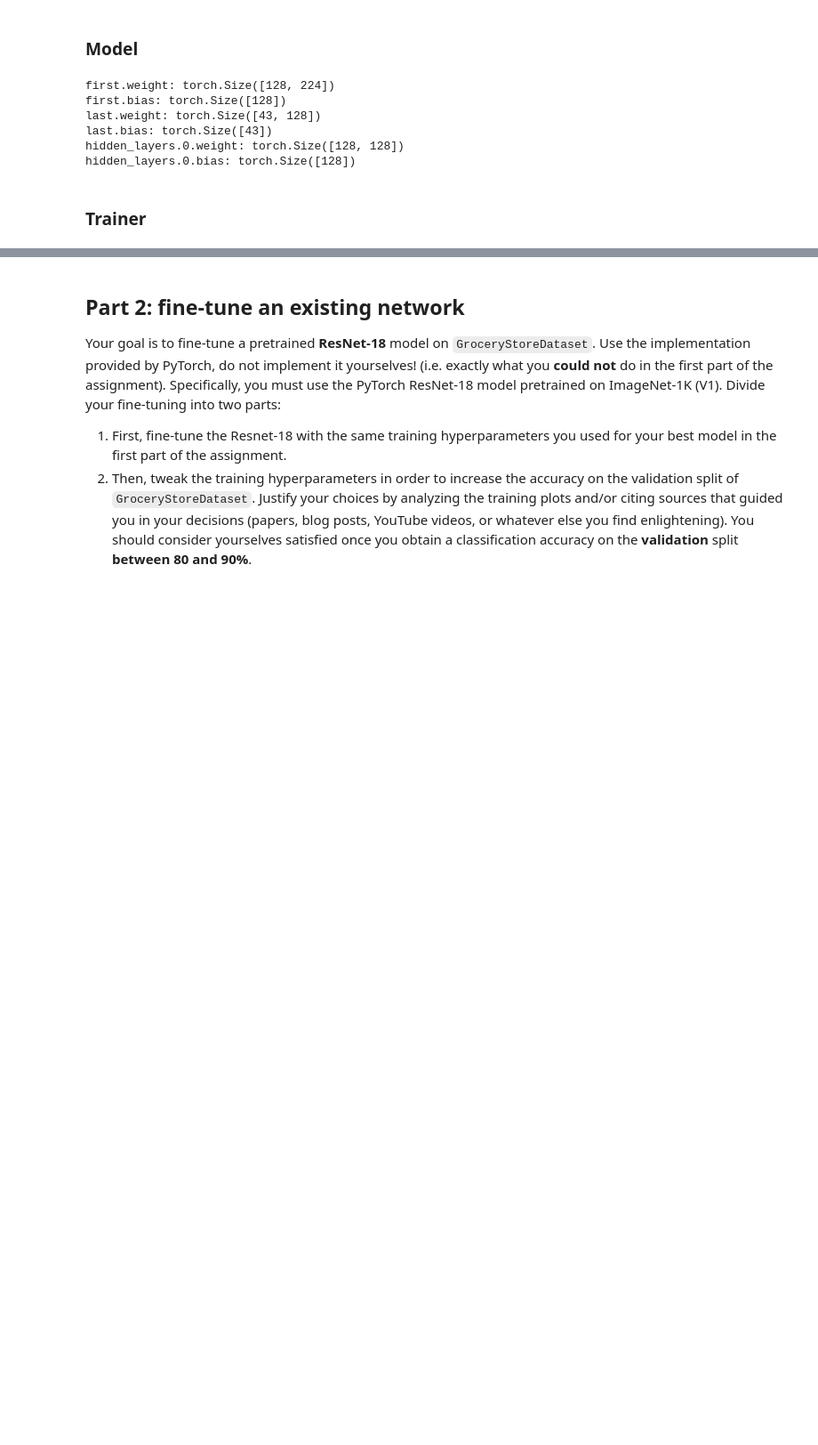
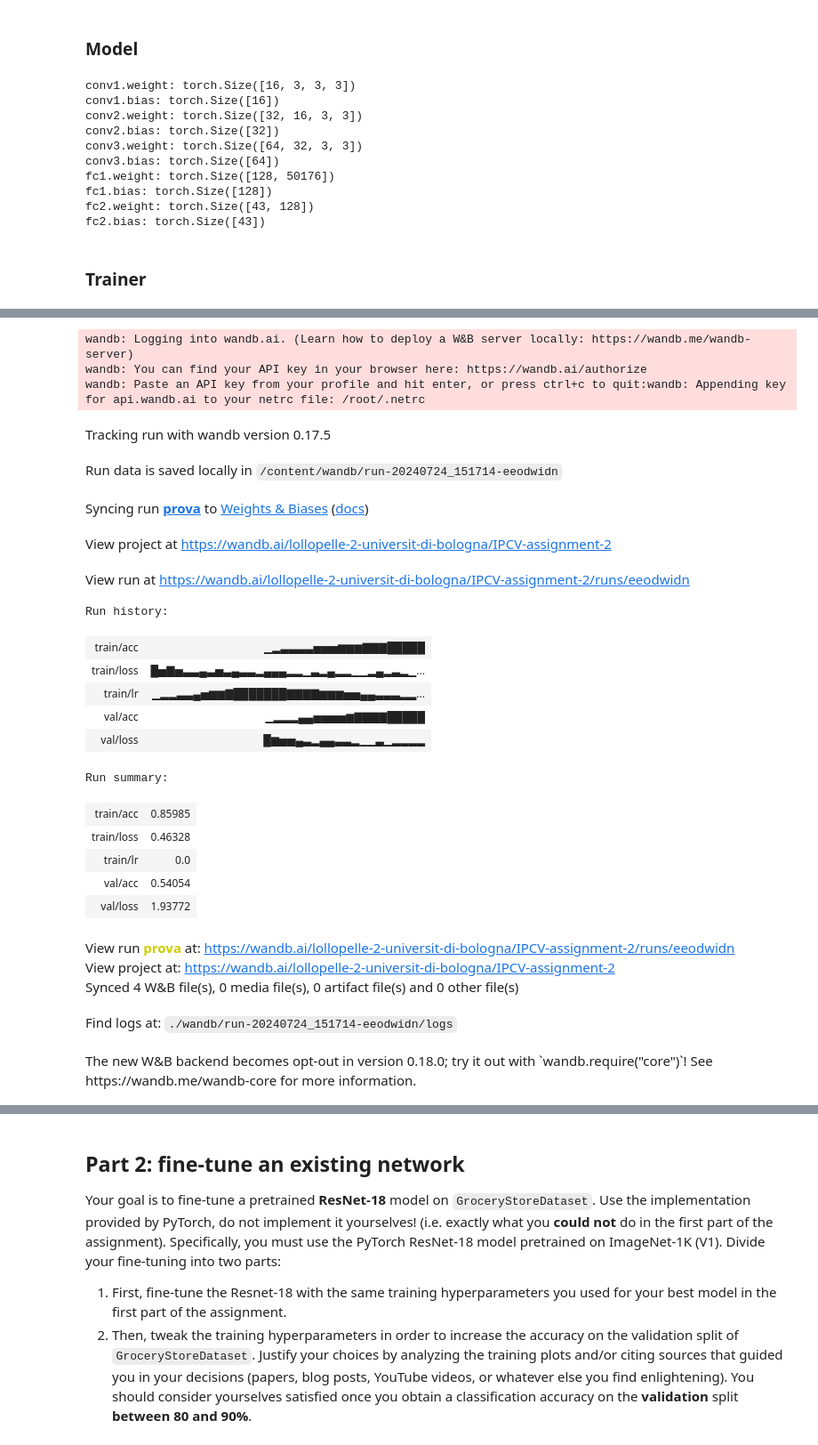
Before and after one commit to davidesonno/multiple-products-recognition, a Jupyter notebook: part_two/pelle/assignment_module_2.ipynb, the cells around one changed output, grey strips where cells are left out. Shown at 89% size. Saved outputs shown, nothing was run; the diff lists cells and outputs as text; code cells hidden in the pictures; blank space fills up the shorter version.

Commit message:
first model (acc=54%)

```diff
--- a/part_two/pelle/assignment_module_2.ipynb
+++ b/part_two/pelle/assignment_module_2.ipynb
@@ -372,9 +376,6 @@ class SimpleClassifier(nn.Module):
 # %%
-model = SimpleClassifier(
-    input_dim=cfg["crop_size"],
-    hidden_dim=128,
-    n_classes=len(classes),
-    n_hidden_layers=1
+model = SimpleCNN(
+    n_classes=len(classes)
 )
 
 model.layers()
@@ -383,9 +384,13 @@ model.layers()
 if next(model.parameters()).device != device:
     model.to(device)
 # %% [output]
-first.weight: torch.Size([128, 224])
-first.bias: torch.Size([128])
-last.weight: torch.Size([43, 128])
-last.bias: torch.Size([43])
-hidden_layers.0.weight: torch.Size([128, 128])
-hidden_layers.0.bias: torch.Size([128])
+conv1.weight: torch.Size([16, 3, 3, 3])
+conv1.bias: torch.Size([16])
+conv2.weight: torch.Size([32, 16, 3, 3])
+conv2.bias: torch.Size([32])
+conv3.weight: torch.Size([64, 32, 3, 3])
+conv3.bias: torch.Size([64])
+fc1.weight: torch.Size([128, 50176])
+fc1.bias: torch.Size([128])
+fc2.weight: torch.Size([43, 128])
+fc2.bias: torch.Size([43])
@@ -491,3 +502,15 @@ class Trainer:
             self.best_acc = accuracy
             torch.save(self.model.state_dict(), self.ckpt_path / f"{wandb.run.name}.pt")
             self.best_model = copy.deepcopy(self.model)
+# %%
+cfg["run_name"] = "prova"
+
+trainer = Trainer(
+    model,
+    loader_train,
+    loader_val,
+    device,
+    num_classes=len(classes.keys())
+)
+trainer.train()
+# %% [output]
@@ -493,0 +518,25 @@ class Trainer:
+wandb: Logging into wandb.ai. (Learn how to deploy a W&B server locally: https://wandb.me/wandb-server)
+wandb: You can find your API key in your browser here: https://wandb.ai/authorize
+wandb: Paste an API key from your profile and hit enter, or press ctrl+c to quit:wandb: Appending key for api.wandb.ai to your netrc file: /root/.netrc
+Tracking run with wandb version 0.17.5
+Run data is saved locally in /content/wandb/run-20240724_151714-eeodwidn
+Syncing run prova to Weights & Biases (docs)
+View project at https://wandb.ai/lollopelle-2-universit-di-bologna/IPCV-assignment-2
+View run at https://wandb.ai/lollopelle-2-universit-di-bologna/IPCV-assignment-2/runs/eeodwidn
+Run history:
+| train/acc | ▁▂▃▃▃▃▅▅▅▆▆▆▇▇▇█████ |
+| train/loss | █▅▇▅▃▃▄▃▅▃▄▃▃▂▄▄▄▂▂▁▃▂▄▂▂▁▁▂▄▂▃▂▁... |
+| train/lr | ▁▂▂▃▃▄▅▆▆▇███████▇▇▇▇▆▆▆▅▅▄▄▃▃▃▂▂... |
+| val/acc | ▁▂▂▂▄▄▅▅▅▅▆▇▇▇▇█████ |
+| val/loss | █▆▅▅▄▃▂▄▄▃▃▂▁▁▃▁▂▂▂▂ |
+Run summary:
+| train/acc | 0.85985 |
+| train/loss | 0.46328 |
+| train/lr | 0.0 |
+| val/acc | 0.54054 |
+| val/loss | 1.93772 |
+View run prova at: https://wandb.ai/lollopelle-2-universit-di-bologna/IPCV-assignment-2/runs/eeodwidn
+View project at: https://wandb.ai/lollopelle-2-universit-di-bologna/IPCV-assignment-2
+Synced 4 W&B file(s), 0 media file(s), 0 artifact file(s) and 0 other file(s)
+Find logs at: ./wandb/run-20240724_151714-eeodwidn/logs
+The new W&B backend becomes opt-out in version 0.18.0; try it out with `wandb.require("core")`! See https://wandb.me/wandb-core for more information.
```
Also changed, not shown: parts of 8 cells of this notebook, 11 other files.
